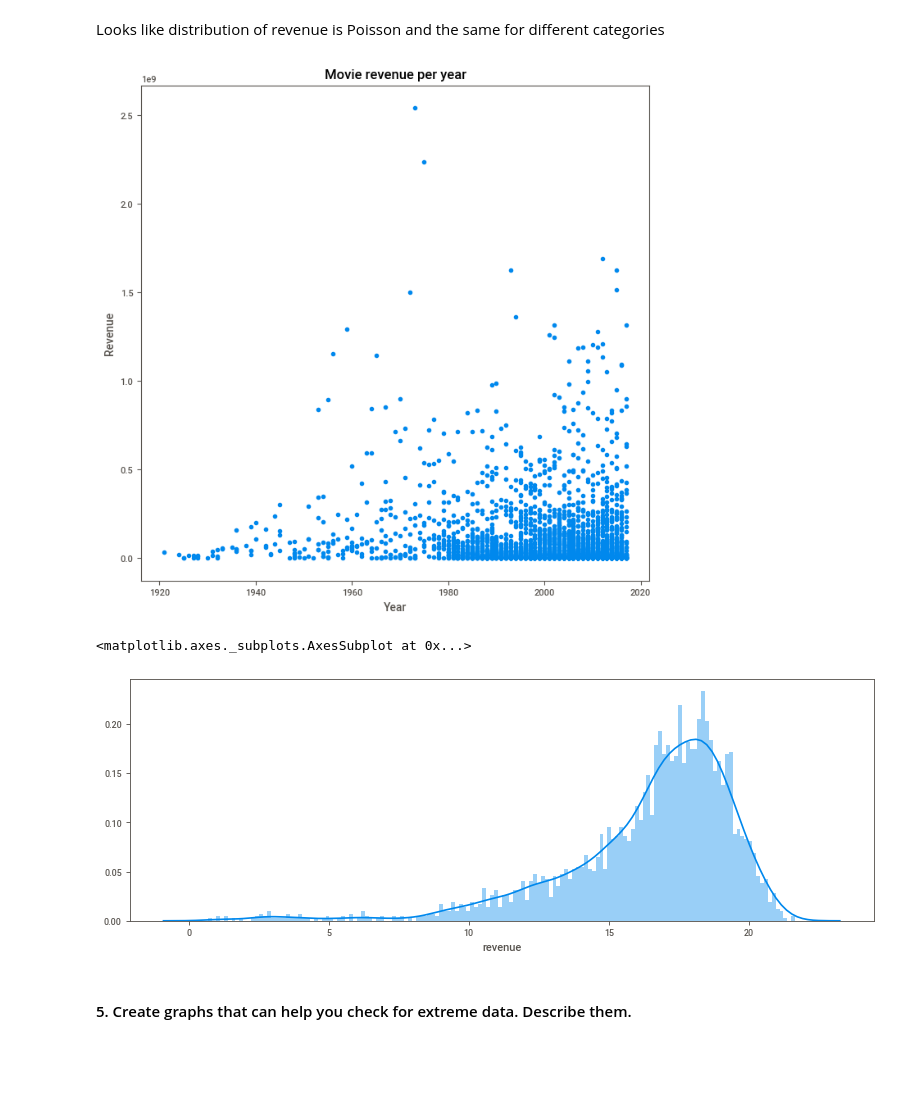
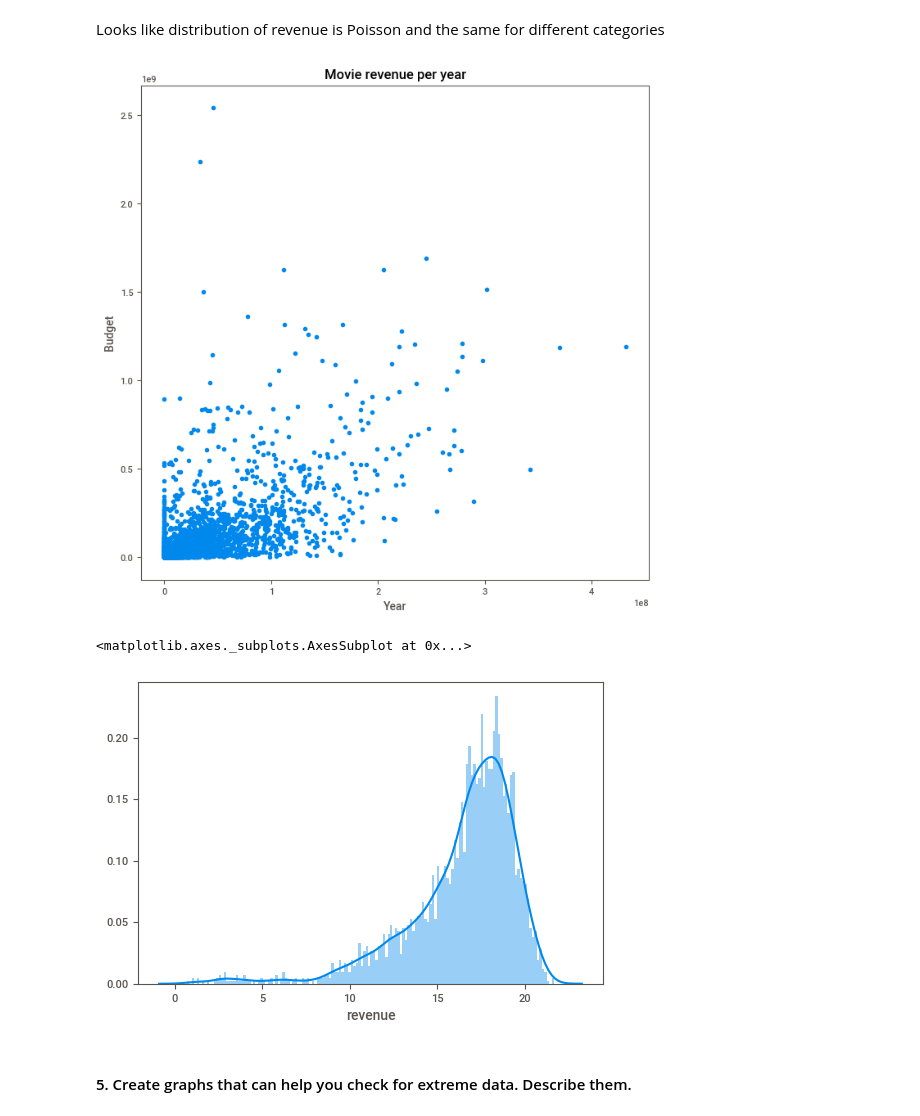
Before and after one commit to yurytsa/DataScience, a Jupyter notebook: stats/Statistics_excercise/Excercise_4.ipynb, the cells around one changed output. Drawn from its saved outputs; the diff is of its cells as text; code cells hidden in the pictures; blank space fills up the shorter version.

```diff
--- a/stats/Statistics_excercise/Excercise_4.ipynb
+++ b/stats/Statistics_excercise/Excercise_4.ipynb
@@ -77,0 +80,35 @@ memory usage: 4.8+ MB
+# %%
+movies.original_language = pd.Categorical(movies.original_language)
+movies.language_en = pd.Categorical(movies.language_en)
+movies.language_fr = pd.Categorical(movies.language_fr)
+movies.language_es = pd.Categorical(movies.language_es)
+movies.language_de = pd.Categorical(movies.language_de)
+movies.language_ru = pd.Categorical(movies.language_ru)
+movies.language_it = pd.Categorical(movies.language_it)
+movies.language_ja = pd.Categorical(movies.language_ja)
+movies.runtime_intervals = pd.Categorical(movies.runtime_intervals)
+movies.runtime_cat = pd.Categorical(movies.runtime_cat)
+movies.is_collection = pd.Categorical(movies.is_collection)
+movies.sw_genre_action = pd.Categorical(movies.sw_genre_action)
+movies.sw_genre_adventure = pd.Categorical(movies.sw_genre_adventure)
+movies.sw_genre_animation = pd.Categorical(movies.sw_genre_animation)
+movies.sw_genre_comedy = pd.Categorical(movies.sw_genre_comedy)
+movies.sw_genre_crime = pd.Categorical(movies.sw_genre_crime)
+movies.sw_genre_documentary = pd.Categorical(movies.sw_genre_documentary)
+movies.sw_genre_drama = pd.Categorical(movies.sw_genre_drama)
+movies.sw_genre_family = pd.Categorical(movies.sw_genre_family)
+movies.sw_genre_fantasy = pd.Categorical(movies.sw_genre_fantasy)
+movies.sw_genre_foreign = pd.Categorical(movies.sw_genre_foreign)
+movies.sw_genre_history = pd.Categorical(movies.sw_genre_history)
+movies.sw_genre_horror = pd.Categorical(movies.sw_genre_horror)
+movies.sw_genre_music = pd.Categorical(movies.sw_genre_music)
+movies.sw_genre_mystery = pd.Categorical(movies.sw_genre_mystery)
+movies.sw_genre_romance = pd.Categorical(movies.sw_genre_romance)
+movies.sw_genre_science_fiction = pd.Categorical(movies.sw_genre_science_fiction)
+movies.sw_genre_thriller = pd.Categorical(movies.sw_genre_thriller)
+movies.sw_genre_tv_movie = pd.Categorical(movies.sw_genre_tv_movie)
+movies.sw_genre_war = pd.Categorical(movies.sw_genre_war)
+movies.sw_genre_western = pd.Categorical(movies.sw_genre_western)
+movies.actor0_gender = pd.Categorical(movies.actor0_gender)
+movies.actor1_gender = pd.Categorical(movies.actor1_gender)
+movies.actor2_gender = pd.Categorical(movies.actor2_gender)
@@ -93,3 +150,6 @@ movies.describe()
+# %%
+# crew_costume_makeup_cnt and crew_visual_effects_cnt are empty, so I will remove it
+movies = movies.drop(columns=['crew_costume_makeup_cnt', 'crew_visual_effects_cnt'])
 # %% [markdown]
 #### 2. Graphs depicting the behavior of each variable.
 # %%
@@ -214,18 +275,18 @@ Text(0.5, 1.0, '2010-2020')
 Looks like distribution of revenue is Poisson and the same for different categories
 # %%
 plt.figure(figsize=(8, 8))
-plt.scatter(movies.release_year, movies.revenue)
+plt.scatter(movies.budget, movies.revenue)
 plt.title('Movie revenue per year')
 plt.xlabel('Year')
-plt.ylabel('Revenue')
+plt.ylabel('Budget')
 plt.show()
 # %% [output]
-[figure, old version]
+[figure, new version]
 # %%
-plt.figure(num=None, figsize=(12, 4), dpi=80, facecolor='w', edgecolor='k')
+
 sns.distplot(np.log(movies.revenue+1), hist=True, kde=True,  bins=int(150))
 # %% [output]
 <matplotlib.axes._subplots.AxesSubplot at 0x...>
-[figure, old version]
+[figure, new version]
 # %% [markdown]
 #### 5. Create graphs that can help you check for extreme data. Describe them.
```
Also changed, not shown: parts of 21 cells of this notebook, 6 other files.
